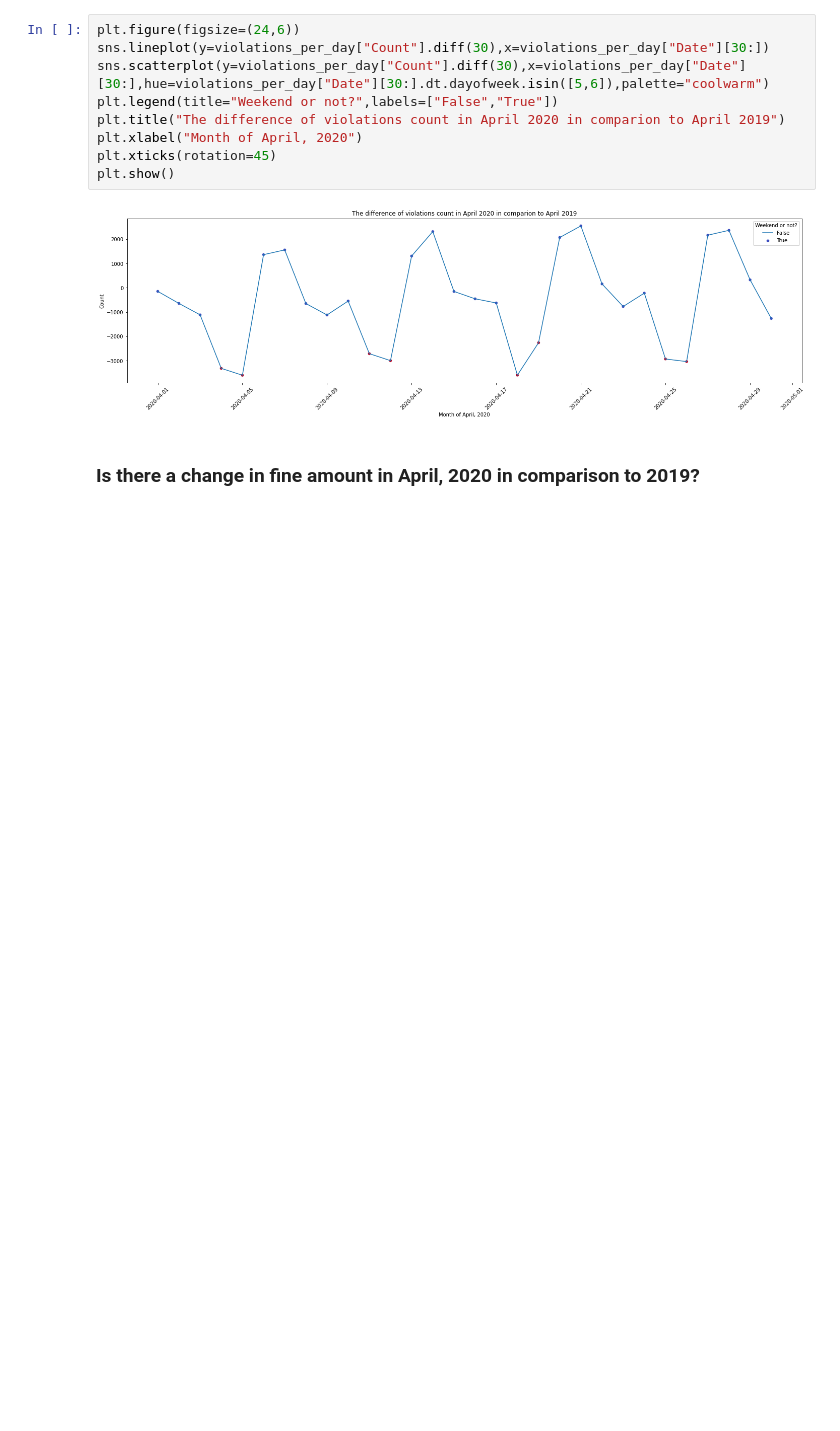
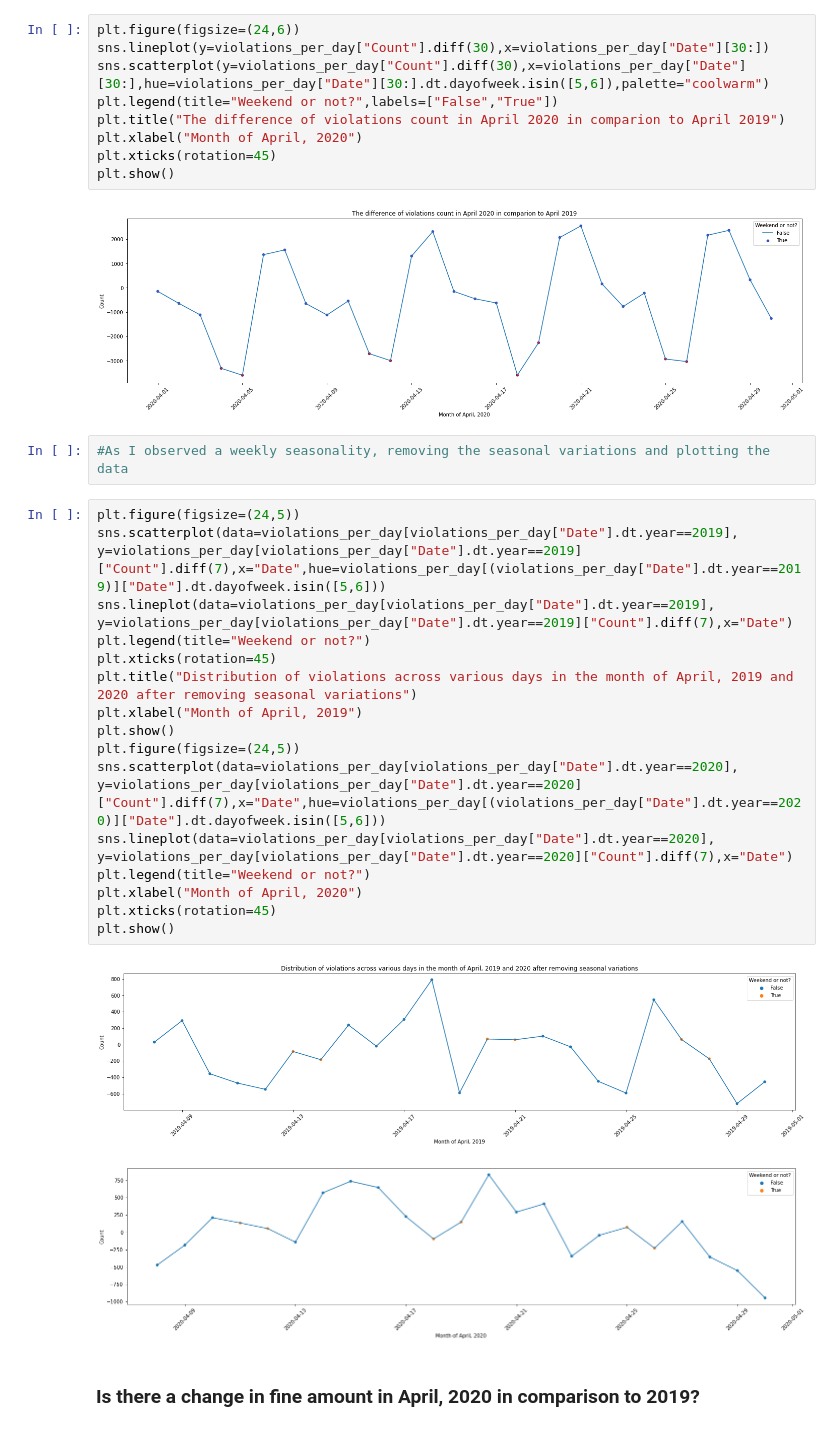
Before and after one commit to monika-arumalla5/Baltimore-parking-citations-data-analysis., a Jupyter notebook: Project_2_Baltimore_Parking_Citation_Analysis_April_2019_Vs_2020.ipynb, the cells around one changed output. Cells and saved outputs as stored; diff of their text form; blank space fills up the shorter version.

```diff
--- a/Project_2_Baltimore_Parking_Citation_Analysis_April_2019_Vs_2020.ipynb
+++ b/Project_2_Baltimore_Parking_Citation_Analysis_April_2019_Vs_2020.ipynb
@@ -674,6 +674,27 @@ plt.xticks(rotation=45)
 plt.show()
 # %% [output]
 [figure]
+# %%
+#As I observed a weekly seasonality, removing the seasonal variations and plotting the data
+# %%
+plt.figure(figsize=(24,5))
+sns.scatterplot(data=violations_per_day[violations_per_day["Date"].dt.year==2019], y=violations_per_day[violations_per_day["Date"].dt.year==2019]["Count"].diff(7),x="Date",hue=violations_per_day[(violations_per_day["Date"].dt.year==2019)]["Date"].dt.dayofweek.isin([5,6]))
+sns.lineplot(data=violations_per_day[violations_per_day["Date"].dt.year==2019], y=violations_per_day[violations_per_day["Date"].dt.year==2019]["Count"].diff(7),x="Date")
+plt.legend(title="Weekend or not?")
+plt.xticks(rotation=45)
+plt.title("Distribution of violations across various days in the month of April, 2019 and 2020 after removing seasonal variations")
+plt.xlabel("Month of April, 2019")
+plt.show()
+plt.figure(figsize=(24,5))
+sns.scatterplot(data=violations_per_day[violations_per_day["Date"].dt.year==2020], y=violations_per_day[violations_per_day["Date"].dt.year==2020]["Count"].diff(7),x="Date",hue=violations_per_day[(violations_per_day["Date"].dt.year==2020)]["Date"].dt.dayofweek.isin([5,6]))
+sns.lineplot(data=violations_per_day[violations_per_day["Date"].dt.year==2020], y=violations_per_day[violations_per_day["Date"].dt.year==2020]["Count"].diff(7),x="Date")
+plt.legend(title="Weekend or not?")
+plt.xlabel("Month of April, 2020")
+plt.xticks(rotation=45)
+plt.show()
+# %% [output]
+[figure, added]
+[figure, added]
 # %% [markdown]
 ### Is there a change in fine amount in April, 2020 in comparison to 2019?
 # %%
```
Also changed, not shown: parts of 17 cells of this notebook.
